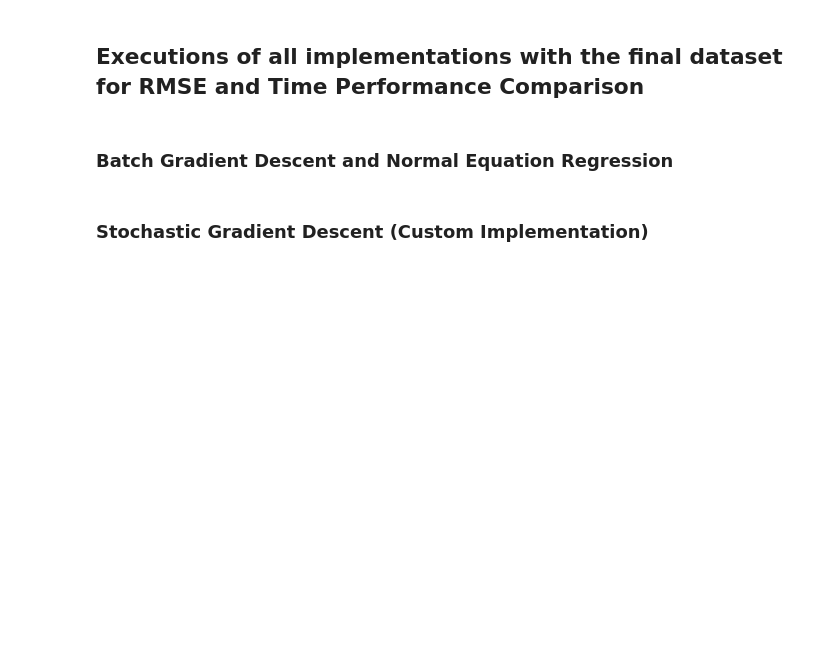
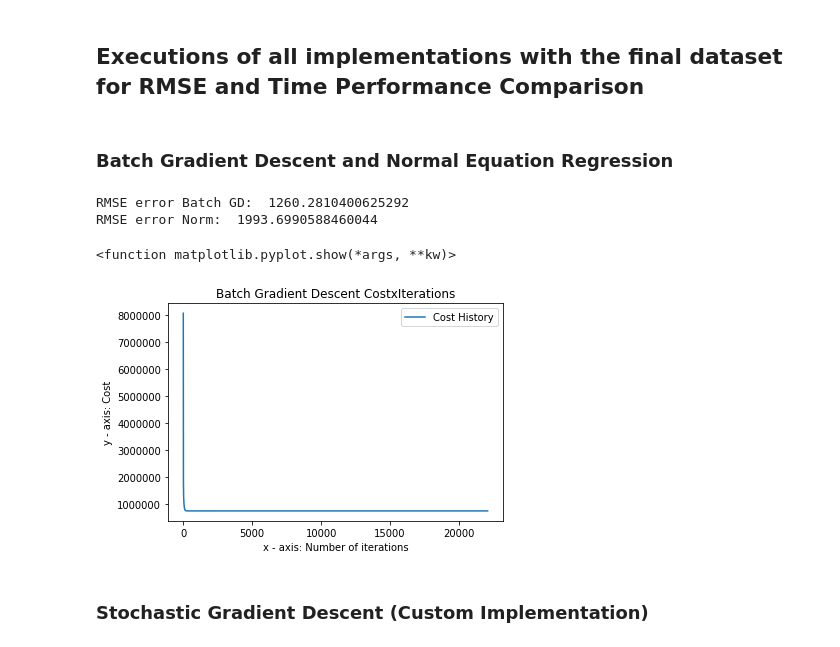
Before and after one commit to CarolCuba/ML-Project01, a Jupyter notebook: src/linear_regression.ipynb, the cells around one changed output. Cells and saved outputs as stored; diff of their text form; code cells hidden in the pictures; blank space fills up the shorter version.

Commit message:
Added the graphics for learning_rate_x_iterations

```diff
--- a/src/linear_regression.ipynb
+++ b/src/linear_regression.ipynb
@@ -314,40 +315,45 @@ theta = np.ones((8,1))
 # %% [markdown]
 ### Batch Gradient Descent and Normal Equation Regression
 # %%
-alpha = 0.01
+alpha = 0.5
 iterations = 100000
 reg_lambda = 10
 
 #Batch Gradient Descent
 start_time_custom = time.time()
 newTheta,cost_history, iterations_batch = gradient_descent_regularized(train_df,Y_train,theta, alpha, iterations, reg_lambda)
 Y_pred = validation_df.dot(newTheta)
 batch_gd_rmse = rmse(Y_validation,Y_pred)
 batch_gd_time = time.time() - start_time_custom
 
 
 #Normal Distribution
 start_time_custom = time.time()
 newTheta_norm = normal_equation(train_df,Y_train,theta)
 Y_pred_norm = validation_df.dot(newTheta_norm)
 rmse_norm = rmse(Y_validation,Y_pred_norm)
 custom_normal_time = time.time() - start_time_custom
 
 print("RMSE error Batch GD: ",batch_gd_rmse)
 print("RMSE error Norm: ", rmse_norm)
 
 #Ploting the data
 plt.plot(np.arange(iterations_batch), cost_history, label = "Cost History")
 
 # naming the x axis
 plt.xlabel('x - axis: Number of iterations')
 # naming the y axis
 plt.ylabel('y - axis: Cost')
 plt.legend()
 
 # giving a title to my graph
 plt.title('Batch Gradient Descent CostxIterations')
 plt.show
+# %% [output]
+RMSE error Batch GD:  1260.2810400625292
+RMSE error Norm:  1993.6990588460044
+<function matplotlib.pyplot.show(*args, **kw)>
+[figure, added]
 # %% [markdown]
 ### Stochastic Gradient Descent (Custom Implementation)
 # %%
```
Also changed, not shown: parts of 6 cells of this notebook, 4 other files.
